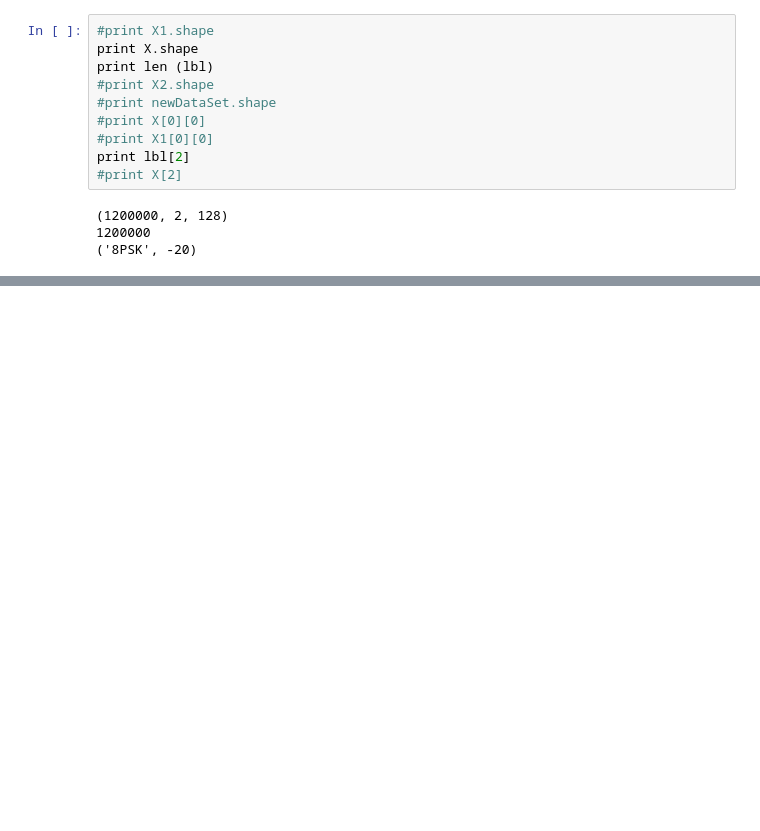
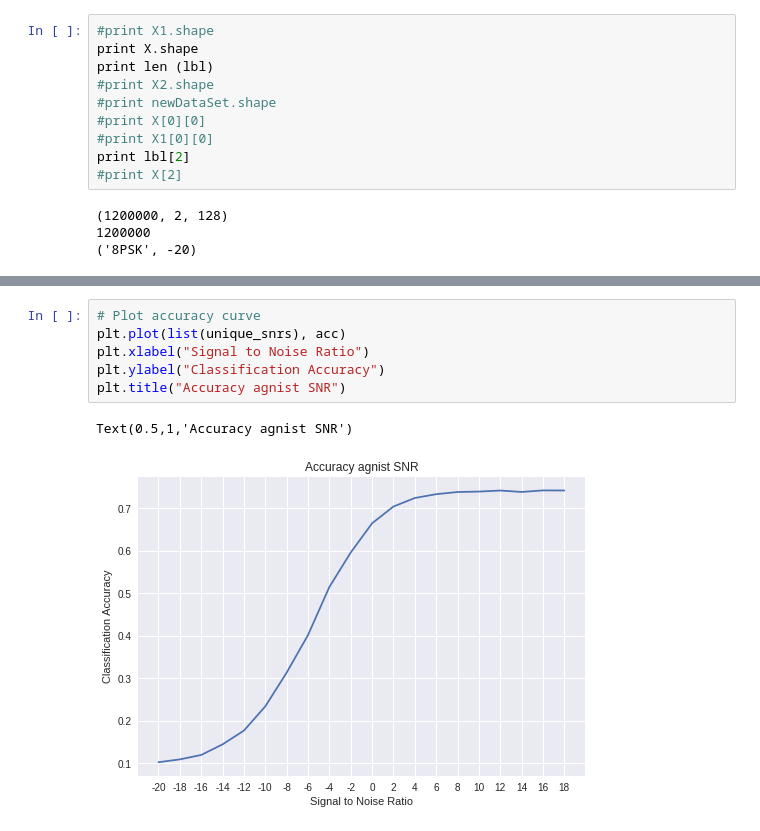
Before and after one commit to MohamedEsssam/Modulation-Recognition, a Jupyter notebook: FullyNetworks.ipynb, the cells around one changed output, grey strips where cells are left out. Drawn from its saved outputs; the diff is of its cells as text; blank space fills up the shorter version.

```diff
--- a/FullyNetworks.ipynb
+++ b/FullyNetworks.ipynb
@@ -159,0 +246,9 @@ plt.legend()
+# %%
+# Plot accuracy curve
+plt.plot(list(unique_snrs), acc)
+plt.xlabel("Signal to Noise Ratio")
+plt.ylabel("Classification Accuracy")
+plt.title("Accuracy agnist SNR")
+# %% [output]
+Text(0.5,1,'Accuracy agnist SNR')
+[figure, added]
```
Also changed, not shown: parts of 14 cells of this notebook.
